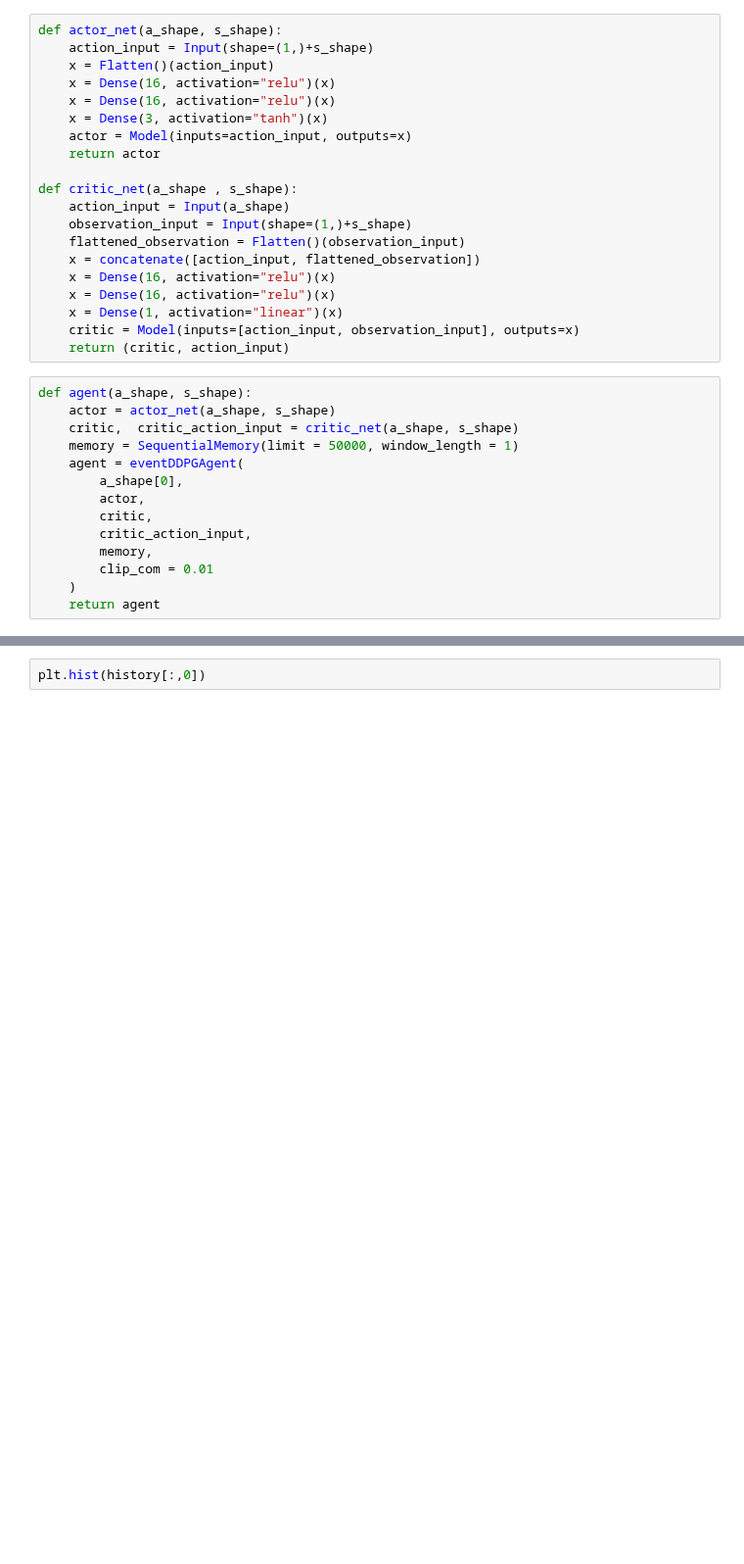
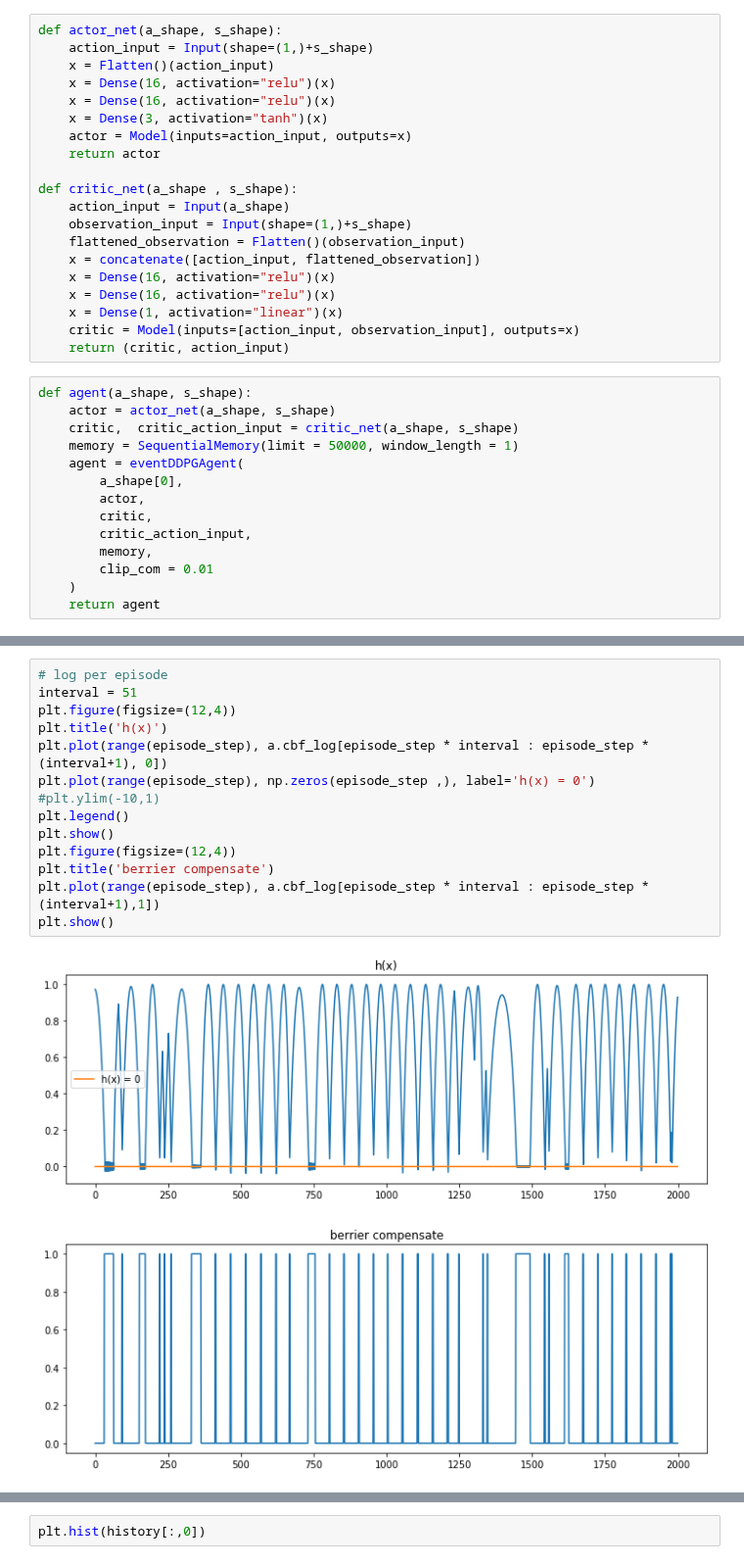
Before and after one commit to ibuki1024/eventDDPG, a Jupyter notebook: notebook/event_trigger_safe.ipynb, the cells around one changed output, grey strips where cells are left out. Shown at 98% size. Cells and saved outputs as stored; diff of their text form; blank space fills up the shorter version.

```diff
--- a/notebook/event_trigger_safe.ipynb
+++ b/notebook/event_trigger_safe.ipynb
@@ -77 +110,18 @@ Interval 1 (0 steps performed)
+# %%
+# log per episode
+interval = 51
+plt.figure(figsize=(12,4))
+plt.title('h(x)')
+plt.plot(range(episode_step), a.cbf_log[episode_step * interval : episode_step * (interval+1), 0])
+plt.plot(range(episode_step), np.zeros(episode_step ,), label='h(x) = 0')
+#plt.ylim(-10,1)
+plt.legend()
+plt.show()
+plt.figure(figsize=(12,4))
+plt.title('berrier compensate')
+plt.plot(range(episode_step), a.cbf_log[episode_step * interval : episode_step * (interval+1),1])
+plt.show()
+# %% [output]
+[figure, added]
+[figure, added]
 # %%
```
Also changed, not shown: parts of 10 cells of this notebook, 1 other file.
